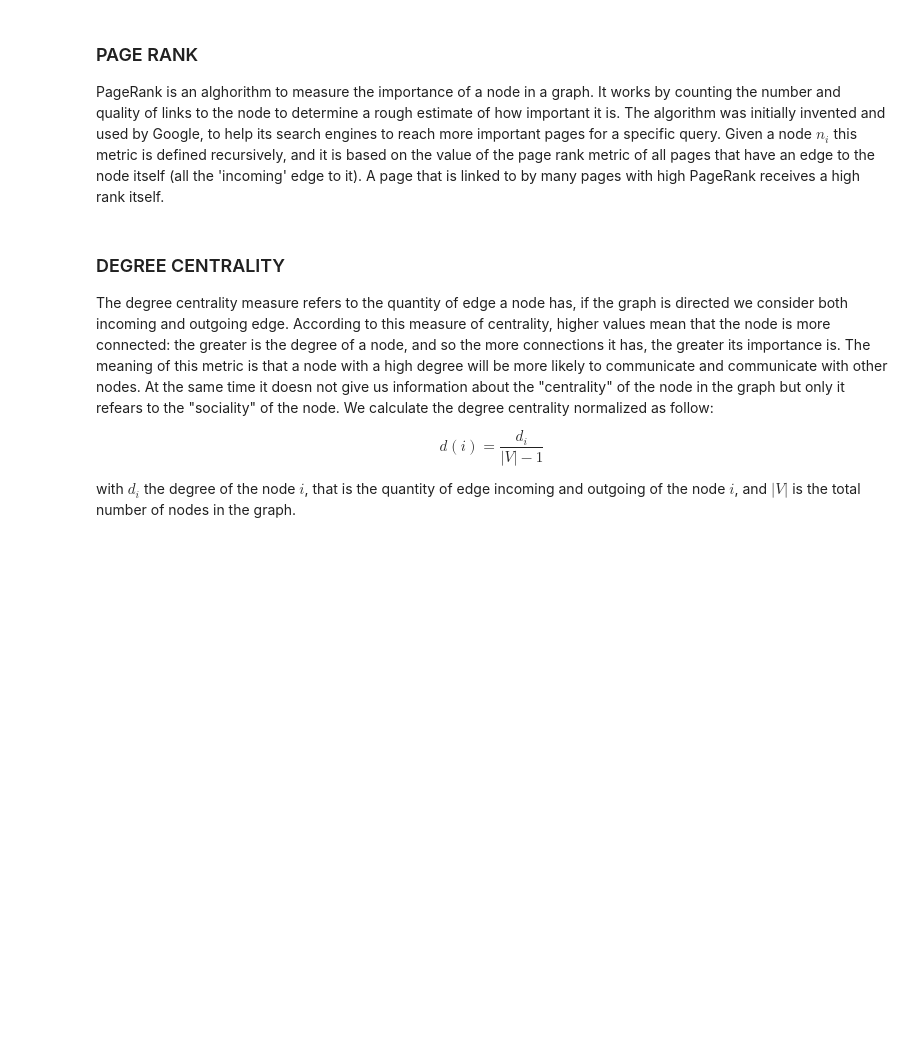
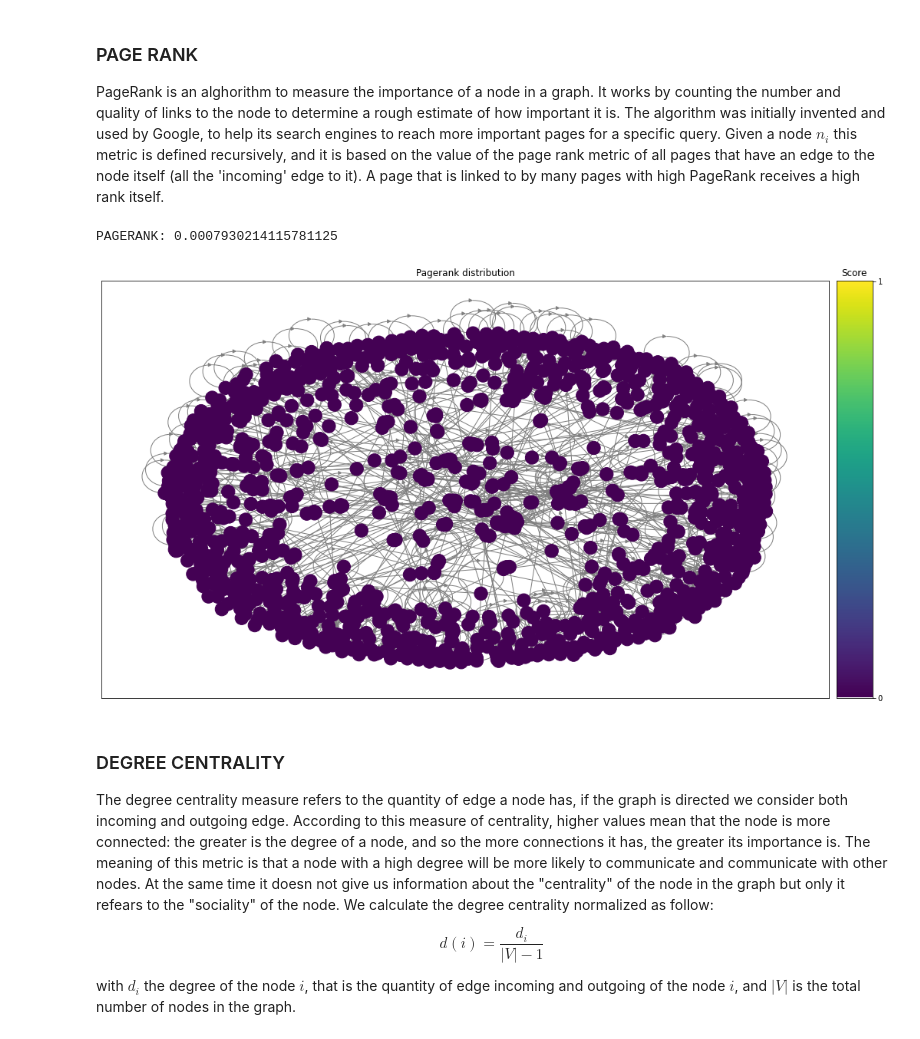
Before and after one commit to MartinaMlz/ADM_HW5, a Jupyter notebook: main.ipynb, the cells around one changed output. Cells and saved outputs as stored; diff of their text form; code cells hidden in the pictures; blank space fills up the shorter version.

```diff
--- a/main.ipynb
+++ b/main.ipynb
@@ -76,16 +76,19 @@ The algorithm was initially invented and used by Google, to help its search engi
 # %%
 user = 42
 start_time = 1300050000
 end_time = 1300060000
 metric = 'PAGERANK'
 node = 34397
 
 # Get the metric
-value, g = f2.functionality_2(node, start_time, end_time, metric, dataset)
+value, g = f2.functionality_2(node, start_time, end_time, metric, datasets)
 print('PAGERANK:', value)
 
 # Plot the metric
 f2.plot_metric(g, node, metric)
+# %% [output]
+PAGERANK: 0.0007930214115781125
+[figure, added]
 # %% [markdown]
 ### DEGREE CENTRALITY
 
```
Also changed, not shown: parts of 8 cells of this notebook.
